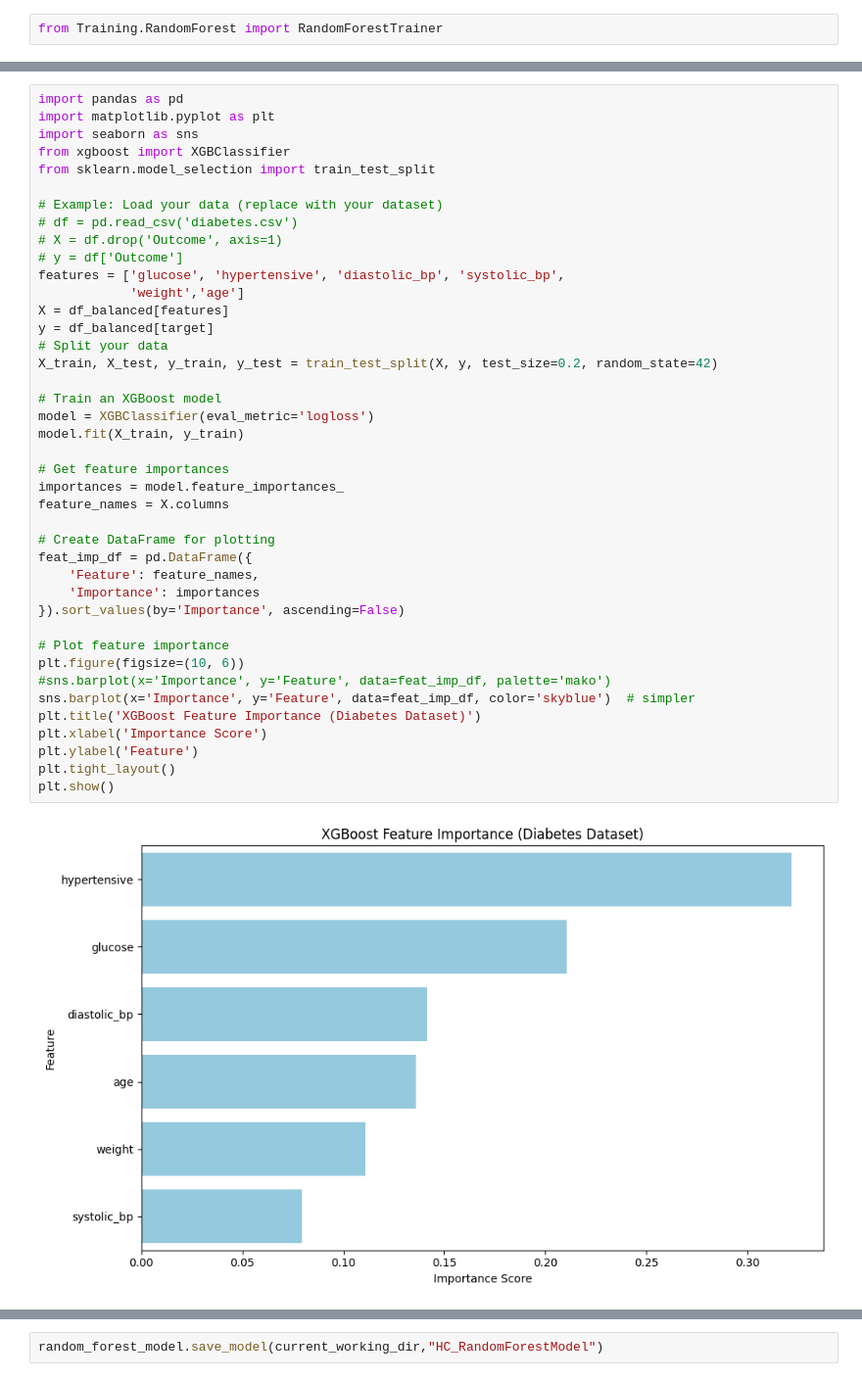
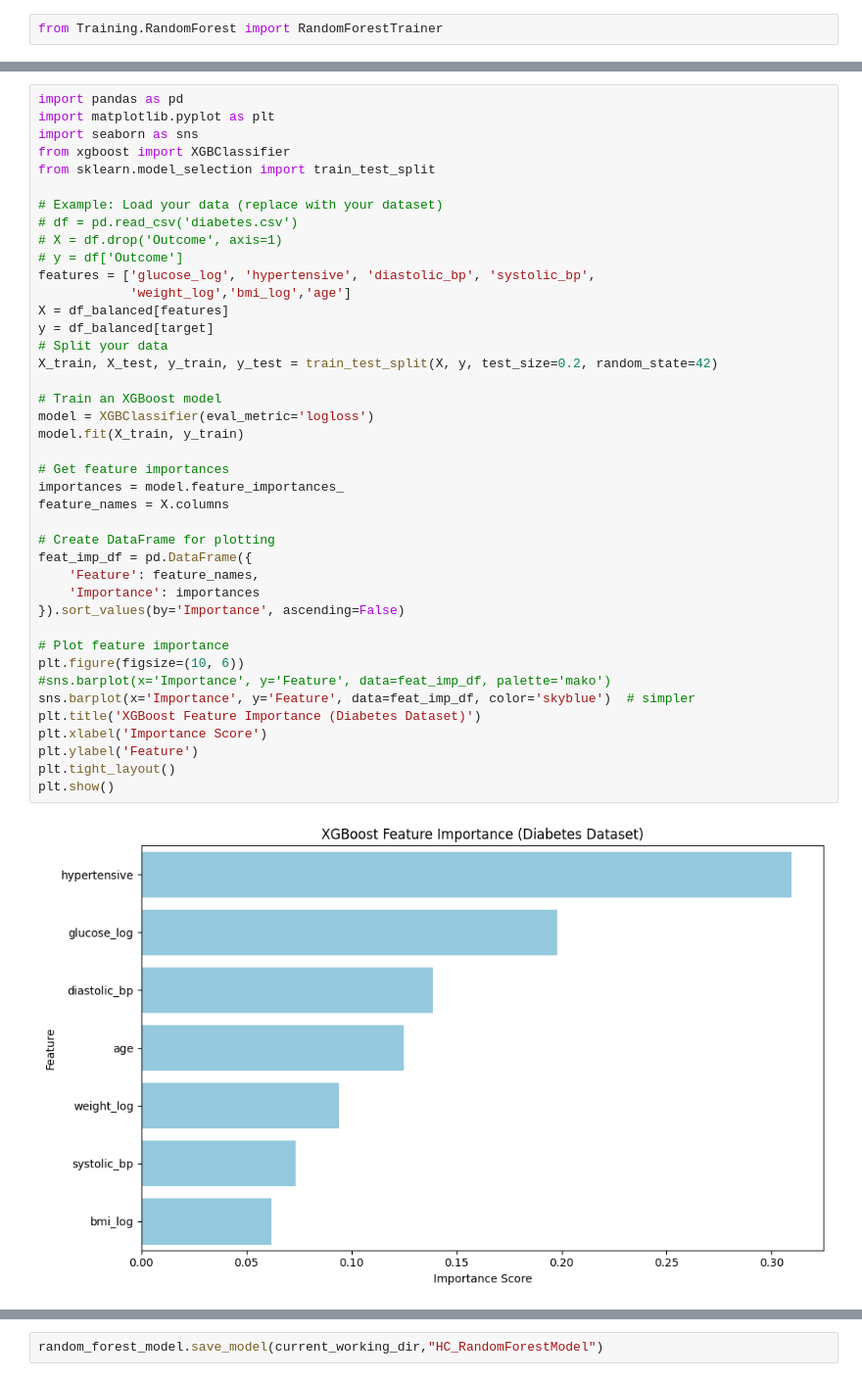
Before and after one commit to JoesphK/DEPIGradProject, a Jupyter notebook: HC.ipynb, the cells around one changed output, grey strips where cells are left out. Shown at 98% size. Drawn from its saved outputs; the diff is of its cells as text.

```diff
--- a/HC.ipynb
+++ b/HC.ipynb
@@ -1244,35 +1205,35 @@ from sklearn.model_selection import train_test_split
 # df = pd.read_csv('diabetes.csv')
 # X = df.drop('Outcome', axis=1)
 # y = df['Outcome']
-features = ['glucose', 'hypertensive', 'diastolic_bp', 'systolic_bp',
-            'weight','age']
+features = ['glucose_log', 'hypertensive', 'diastolic_bp', 'systolic_bp',
+            'weight_log','bmi_log','age']
 X = df_balanced[features]
 y = df_balanced[target]
 # Split your data
 X_train, X_test, y_train, y_test = train_test_split(X, y, test_size=0.2, random_state=42)
 
 # Train an XGBoost model
 model = XGBClassifier(eval_metric='logloss')
 model.fit(X_train, y_train)
 
 # Get feature importances
 importances = model.feature_importances_
 feature_names = X.columns
 
 # Create DataFrame for plotting
 feat_imp_df = pd.DataFrame({
     'Feature': feature_names,
     'Importance': importances
 }).sort_values(by='Importance', ascending=False)
 
 # Plot feature importance
 plt.figure(figsize=(10, 6))
 #sns.barplot(x='Importance', y='Feature', data=feat_imp_df, palette='mako')
 sns.barplot(x='Importance', y='Feature', data=feat_imp_df, color='skyblue')  # simpler
 plt.title('XGBoost Feature Importance (Diabetes Dataset)')
 plt.xlabel('Importance Score')
 plt.ylabel('Feature')
 plt.tight_layout()
 plt.show()
 # %% [output]
-[figure, old version]
+[figure, new version]
```
Also changed, not shown: parts of 47 cells of this notebook.
